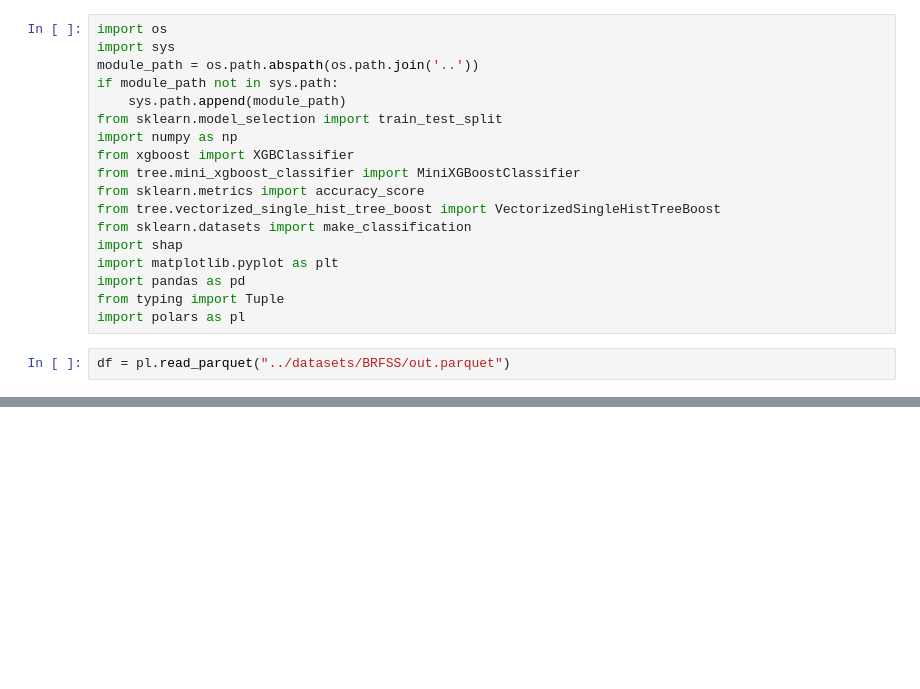
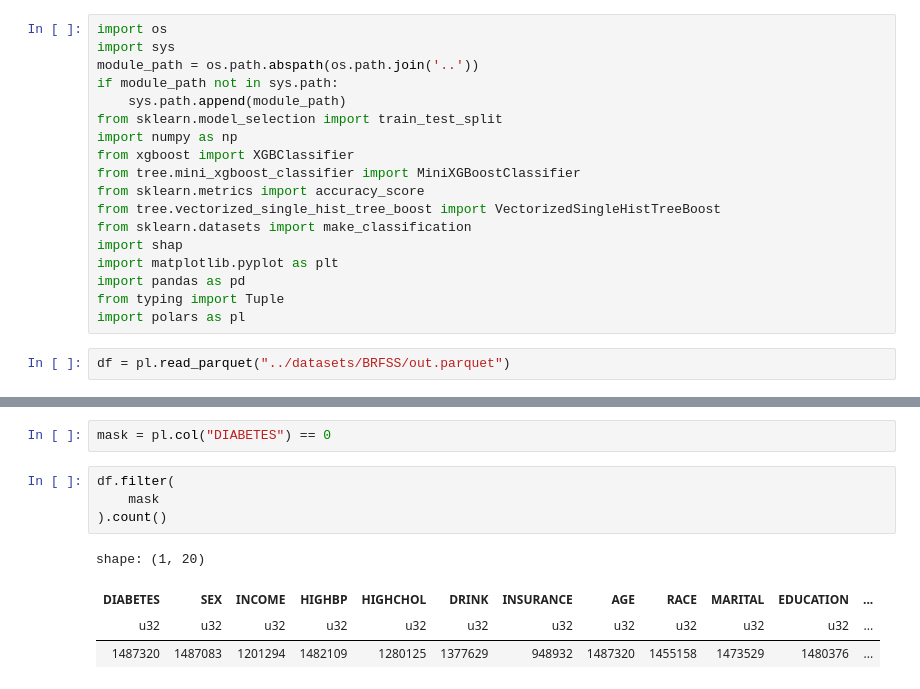
Before and after one commit to starshibrat/xg-shap-experiment, a Jupyter notebook: notebook/book1.ipynb, the cells around one changed output, grey strips where cells are left out. Drawn from its saved outputs; the diff is of its cells as text; blank space fills up the shorter version.

```diff
--- a/notebook/book1.ipynb
+++ b/notebook/book1.ipynb
@@ -46,0 +47,11 @@ shape: (9, 21)
+# %%
+mask = pl.col("DIABETES") == 0
+# %%
+df.filter(
+    mask
+).count()
+# %% [output]
+shape: (1, 20)
+| DIABETES | SEX | INCOME | HIGHBP | HIGHCHOL | DRINK | INSURANCE | AGE | RACE | MARITAL | EDUCATION | ... |
+| u32 | u32 | u32 | u32 | u32 | u32 | u32 | u32 | u32 | u32 | u32 | ... |
+| 1487320 | 1487083 | 1201294 | 1482109 | 1280125 | 1377629 | 948932 | 1487320 | 1455158 | 1473529 | 1480376 | ... |
```
Also changed, not shown: parts of 21 cells of this notebook, 1 other file.
